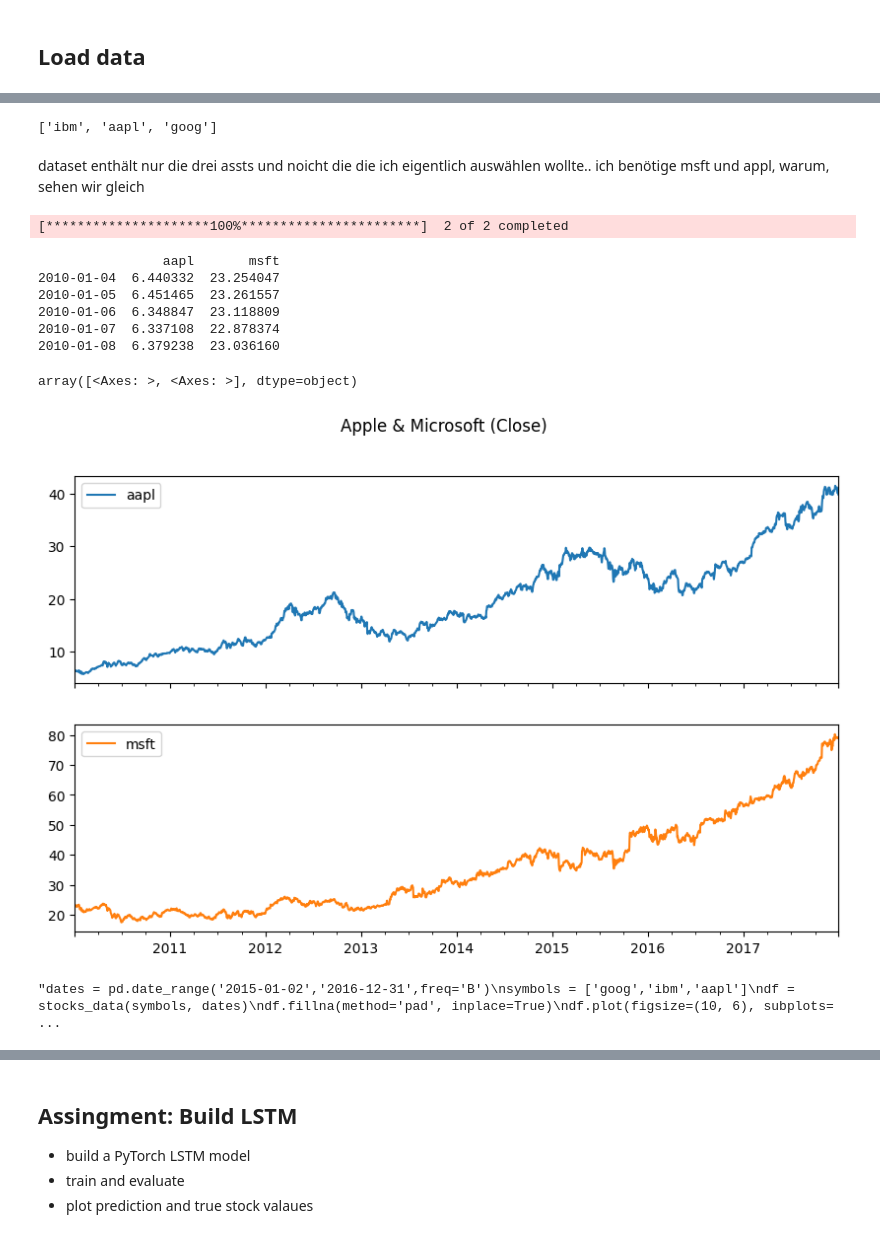
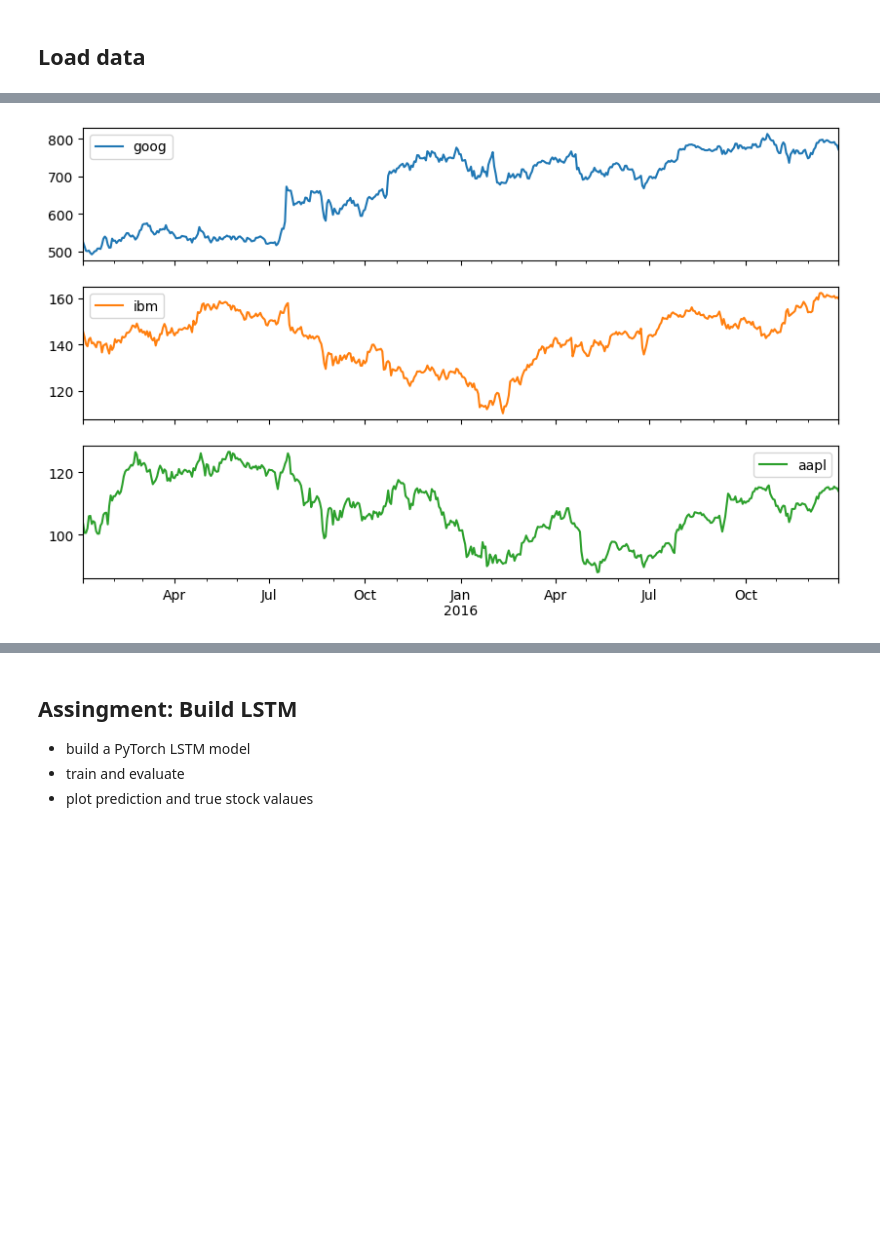
Before and after one commit to steyr6155/Fundamental-Analysis-Strategy-with-RNN-Modeling, a Jupyter notebook: week_6/Assignemnt_stock-price.ipynb, the cells around one changed output, grey strips where cells are left out. Saved outputs shown, nothing was run; the diff lists cells and outputs as text; code cells hidden in the pictures; blank space fills up the shorter version.

```diff
--- a/week_6/Assignemnt_stock-price.ipynb
+++ b/week_6/Assignemnt_stock-price.ipynb
@@ -55,69 +46,14 @@ def stocks_data(symbols, dates):
         df_temp = df_temp.rename(columns={'Close': symbol})
         df = df.join(df_temp)
     return df
-# %%
-import os
-
-data_dir = "DATA/"
-# Liste aller Dateien im DATA-Verzeichnis
-all_files = os.listdir(data_dir)
-
-# Filtere nur die .us.txt-Dateien und extrahiere das Symbol
-symbols = [
-    filename.replace(".us.txt", "")
-    for filename in all_files
-    if filename.endswith(".us.txt")
-]
-
-print(symbols)
-# %% [output]
-['ibm', 'aapl', 'goog']
-# %% [markdown]
-dataset enthält nur die drei assts und noicht die die ich eigentlich auswählen wollte.. ich benötige msft und appl, warum, sehen wir gleich
-# %%
-
-
-import yfinance as yf
-import pandas as pd
-
-# 1. Parameter definieren
-symbols = ['AAPL', 'MSFT']
-start   = '2010-01-02'
-end     = '2017-12-31'
-dates   = pd.date_range(start, end, freq='B')
-
-# 2. Daten von Yahoo Finance herunterladen
-#    yfinance liefert automatisch nur Business-Days, Spalte 'Close'
-raw = yf.download(symbols, start=start, end=end, interval='1d')['Close']
-
-# 3. In Deinen Business-Day-Index einpassen und fehlende Werte füllen
-#    (sorgt dafür, dass exakt dieselben Datenpunkte wie mit Deinen lokalen Dateien entstehen)
-df = raw.reindex(dates).fillna(method='ffill')
-
-# 4. Spalten umbenennen (optional, damit sie lowercase wie vorher sind)
-df.columns = [s.lower() for s in df.columns]
-
-# 5. Ergebnis prüfen
-print(df.head())
-df.plot(figsize=(10,6), subplots=True, title='Apple & Microsoft (Close)')
-# %% [output]
-[*********************100%***********************]  2 of 2 completed
-                aapl       msft
-2010-01-04  6.440332  23.254047
-2010-01-05  6.451465  23.261557
-2010-01-06  6.348847  23.118809
-2010-01-07  6.337108  22.878374
-2010-01-08  6.379238  23.036160
-array([<Axes: >, <Axes: >], dtype=object)
-[figure, removed]
 # %%
-"""dates = pd.date_range('2015-01-02','2016-12-31',freq='B')
+dates = pd.date_range('2015-01-02','2016-12-31',freq='B')
 symbols = ['goog','ibm','aapl']
 df = stocks_data(symbols, dates)
 df.fillna(method='pad', inplace=True)
-df.plot(figsize=(10, 6), subplots=True);"""
+df.plot(figsize=(10, 6), subplots=True);
 # %% [output]
-"dates = pd.date_range('2015-01-02','2016-12-31',freq='B')\nsymbols = ['goog','ibm','aapl']\ndf = stocks_data(symbols, dates)\ndf.fillna(method='pad', inplace=True)\ndf.plot(figsize=(10, 6), subplots= ...
+[figure, added]
 # %%
 df.head()
 # %% [output]
```
Also changed, not shown: parts of 26 cells of this notebook.
